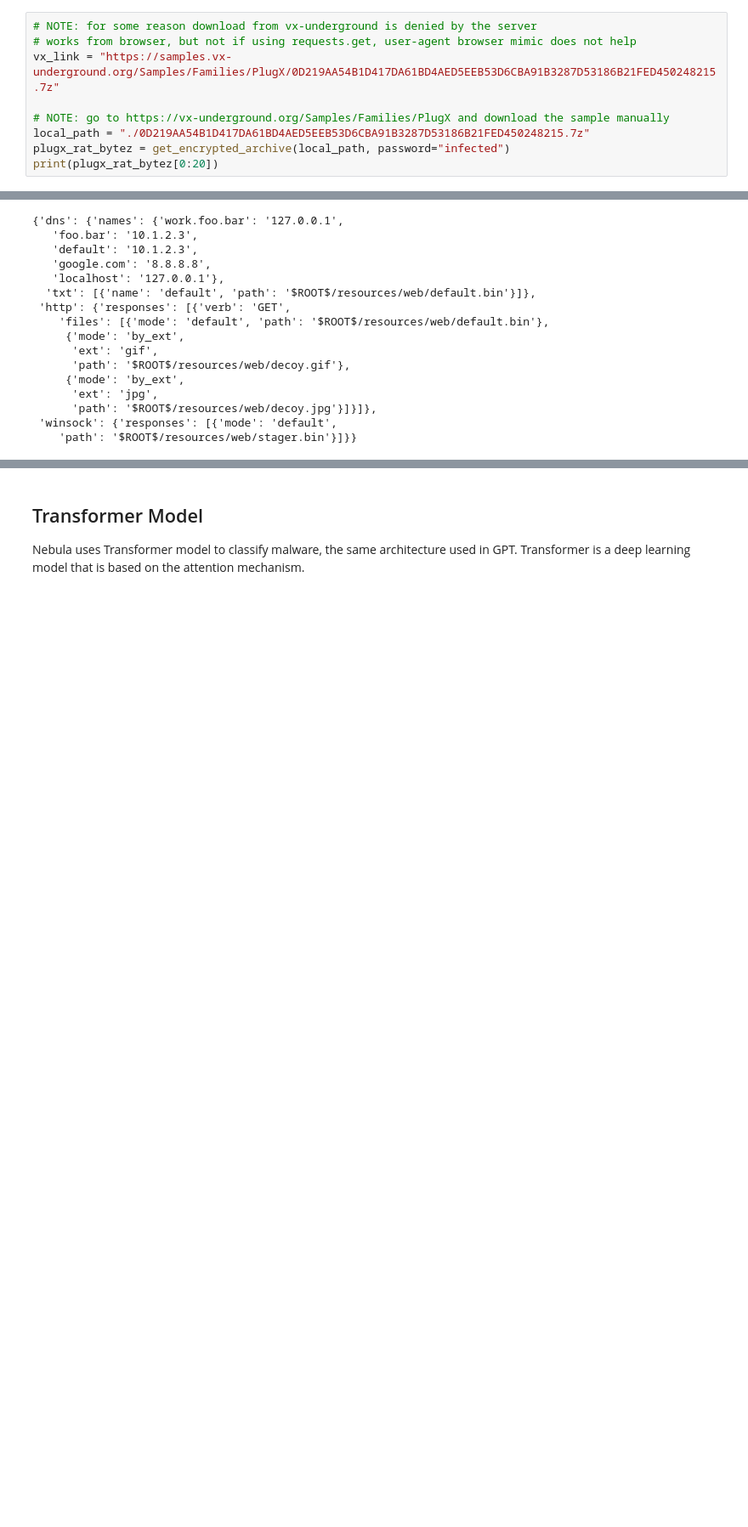
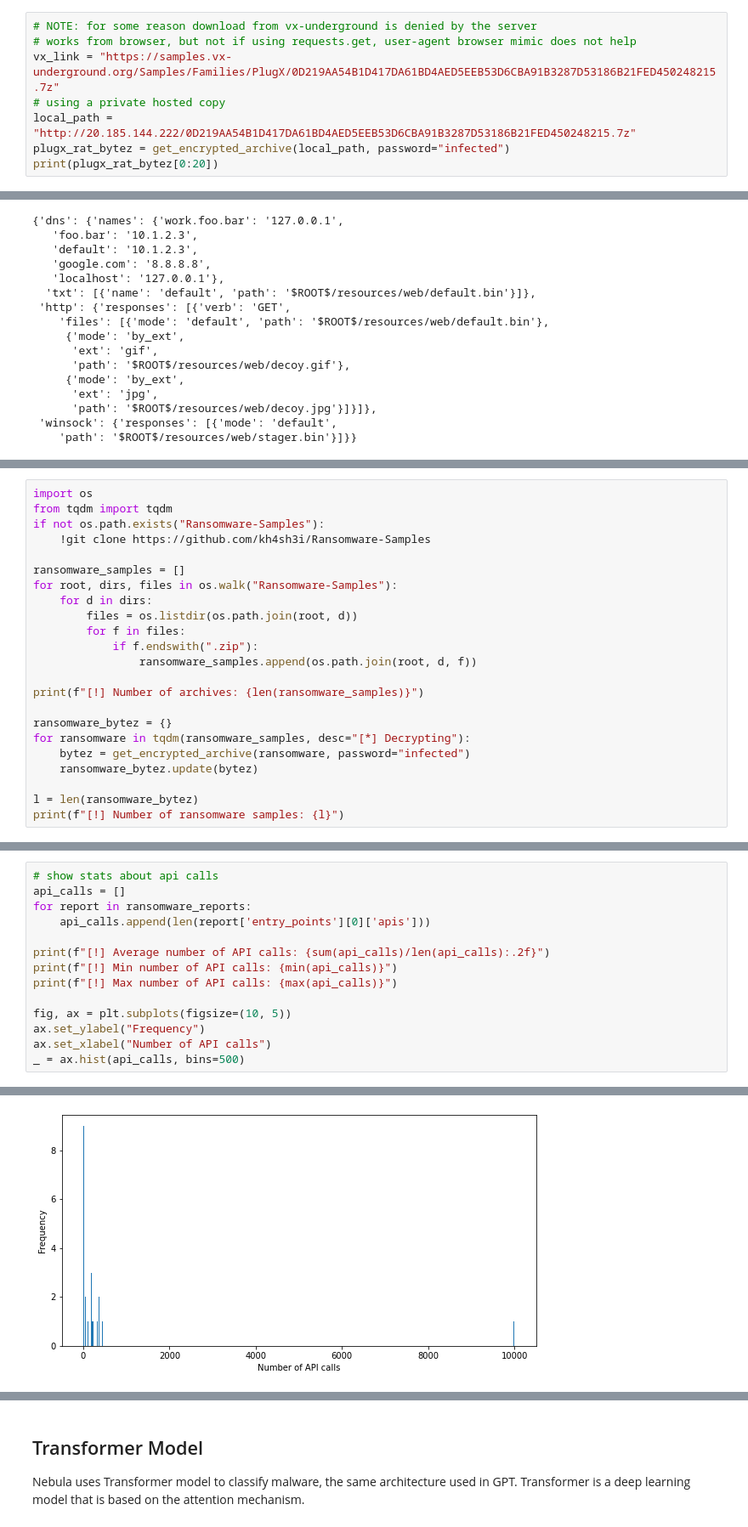
Before and after one commit to dtrizna/nebula, a Jupyter notebook: scripts/training_labs/lab-3-dynamic-detection.ipynb, the cells around one changed output, grey strips where cells are left out. Shown at 85% size. Saved outputs shown, nothing was run; the diff lists cells and outputs as text; blank space fills up the shorter version.

```diff
--- a/scripts/training_labs/lab-3-dynamic-detection.ipynb
+++ b/scripts/training_labs/lab-3-dynamic-detection.ipynb
@@ -26,9 +30,8 @@ from lab_helpers import *
 # NOTE: for some reason download from vx-underground is denied by the server
 # works from browser, but not if using requests.get, user-agent browser mimic does not help
 vx_link = "https://samples.vx-underground.org/Samples/Families/PlugX/0D219AA54B1D417DA61BD4AED5EEB53D6CBA91B3287D53186B21FED450248215.7z"
-
-# NOTE: go to https://vx-underground.org/Samples/Families/PlugX and download the sample manually
-local_path = "./0D219AA54B1D417DA61BD4AED5EEB53D6CBA91B3287D53186B21FED450248215.7z"
+# using a private hosted copy
+local_path = "http://20.185.144.222/0D219AA54B1D417DA61BD4AED5EEB53D6CBA91B3287D53186B21FED450248215.7z"
 plugx_rat_bytez = get_encrypted_archive(local_path, password="infected")
 print(plugx_rat_bytez[0:20])
 # %% [output]
@@ -179,0 +192,23 @@ speakeasy_config['network']
+# %%
+import os
+from tqdm import tqdm
+if not os.path.exists("Ransomware-Samples"):
+    !git clone https://github.com/kh4sh3i/Ransomware-Samples
+
+ransomware_samples = []
+for root, dirs, files in os.walk("Ransomware-Samples"):
+    for d in dirs:
+        files = os.listdir(os.path.join(root, d))
+        for f in files:
+            if f.endswith(".zip"):
+                ransomware_samples.append(os.path.join(root, d, f))
+
+print(f"[!] Number of archives: {len(ransomware_samples)}")
+
+ransomware_bytez = {}
+for ransomware in tqdm(ransomware_samples, desc="[*] Decrypting"):
+    bytez = get_encrypted_archive(ransomware, password="infected")
+    ransomware_bytez.update(bytez)
+
+l = len(ransomware_bytez)
+print(f"[!] Number of ransomware samples: {l}")
@@ -179,0 +285,15 @@ speakeasy_config['network']
+# %%
+# show stats about api calls
+api_calls = []
+for report in ransomware_reports:
+    api_calls.append(len(report['entry_points'][0]['apis']))
+
+print(f"[!] Average number of API calls: {sum(api_calls)/len(api_calls):.2f}")
+print(f"[!] Min number of API calls: {min(api_calls)}")
+print(f"[!] Max number of API calls: {max(api_calls)}")
+
+fig, ax = plt.subplots(figsize=(10, 5))
+ax.set_ylabel("Frequency")
+ax.set_xlabel("Number of API calls")
+_ = ax.hist(api_calls, bins=500)
+# %% [output]
@@ -179,0 +303 @@ speakeasy_config['network']
+[figure, added]
```
Also changed, not shown: parts of 19 cells of this notebook, 6 other files.
